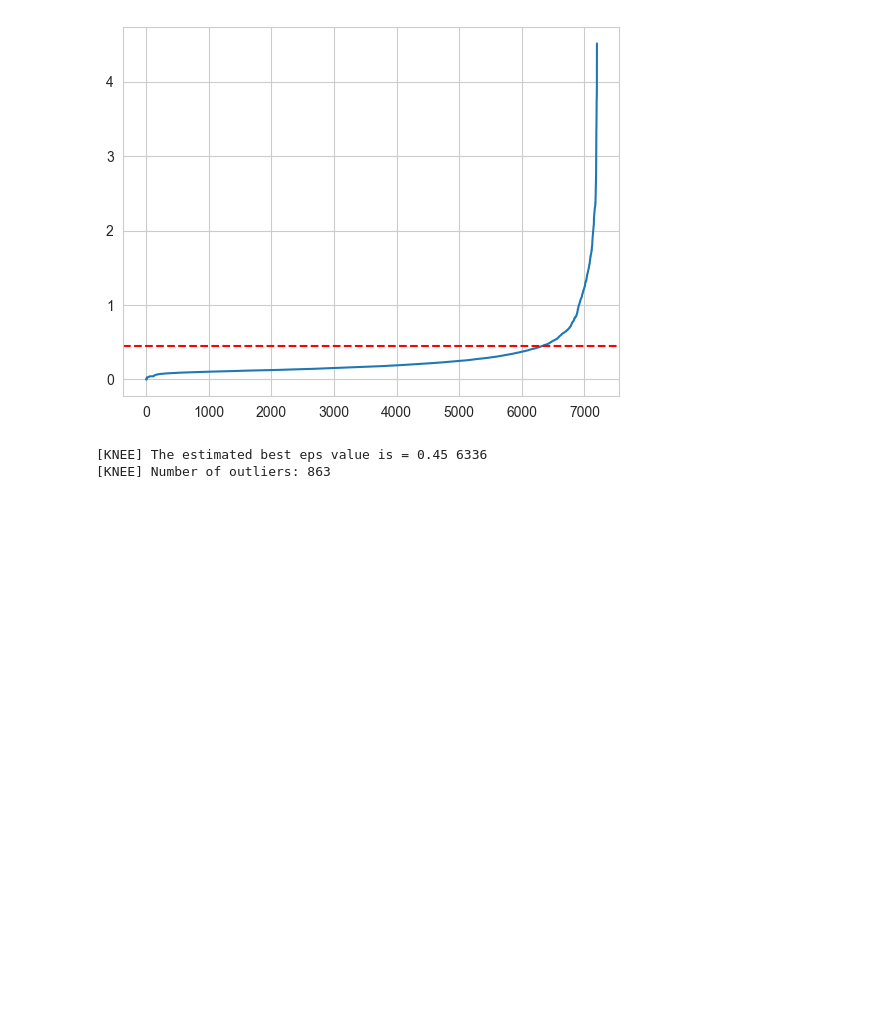
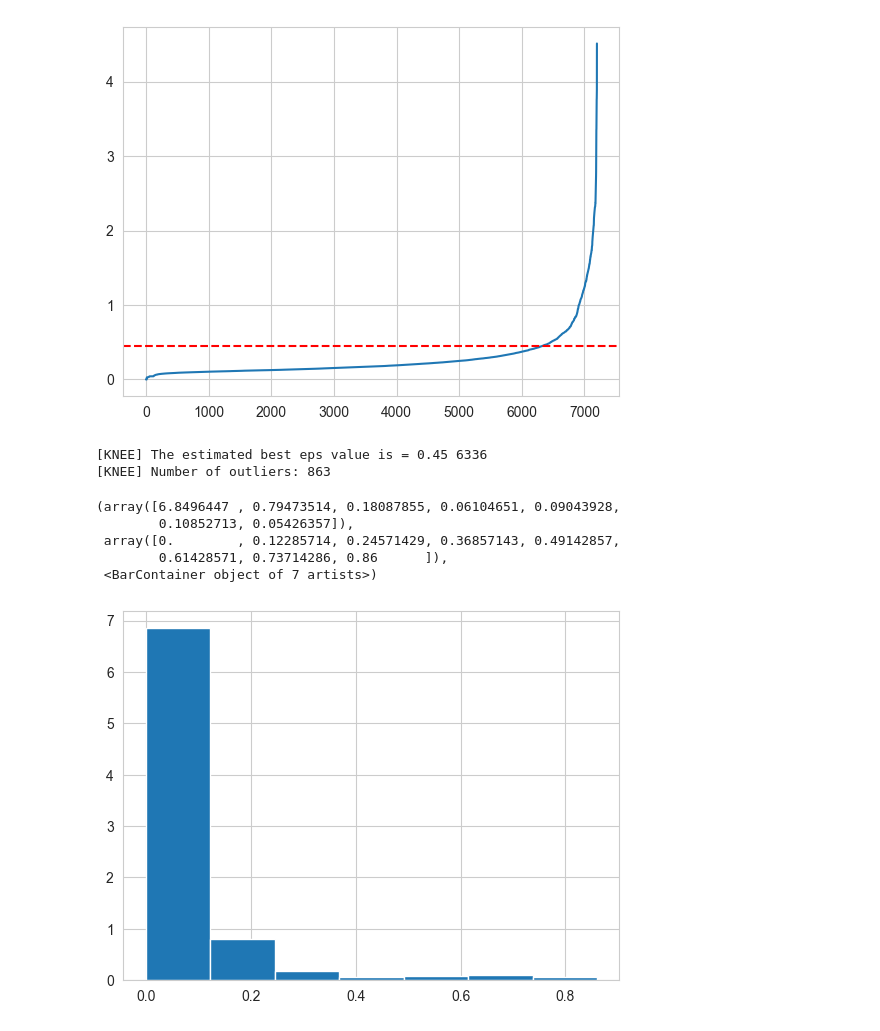
Before and after one commit to michelebanfi/anomaly-detection, a Jupyter notebook: project.ipynb, the cells around one changed output. Drawn from its saved outputs; the diff is of its cells as text; code cells hidden in the pictures; blank space fills up the shorter version.

Commit message:
improved plotting

```diff
--- a/project.ipynb
+++ b/project.ipynb
@@ -77,3 +77,16 @@ kneeLabels[outliers] = -1
 # %% [output]
 [KNEE] The estimated best eps value is = 0.45 6336
 [KNEE] Number of outliers: 863
+# %%
+# load data from .csv
+df = pd.read_csv('outliers.csv')
+# %%
+# plot the normnalized histogram of the outliers
+plt.hist(df['Outliers'], bins=7, density=True)
+# %% [output]
+(array([6.8496447 , 0.79473514, 0.18087855, 0.06104651, 0.09043928,
+        0.10852713, 0.05426357]),
+ array([0.        , 0.12285714, 0.24571429, 0.36857143, 0.49142857,
+        0.61428571, 0.73714286, 0.86      ]),
+ <BarContainer object of 7 artists>)
+[figure, added]
```
Also changed, not shown: parts of 2 cells of this notebook, 9 other files.
